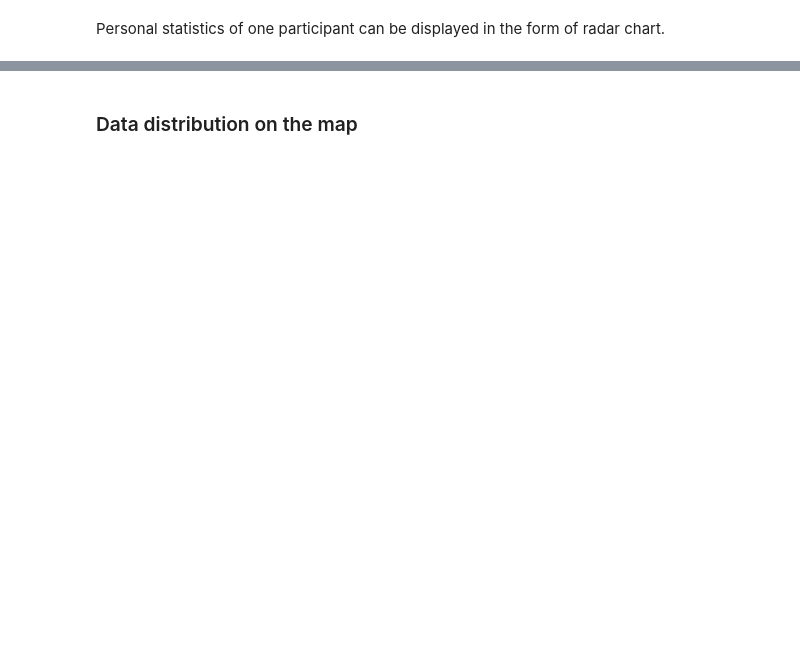
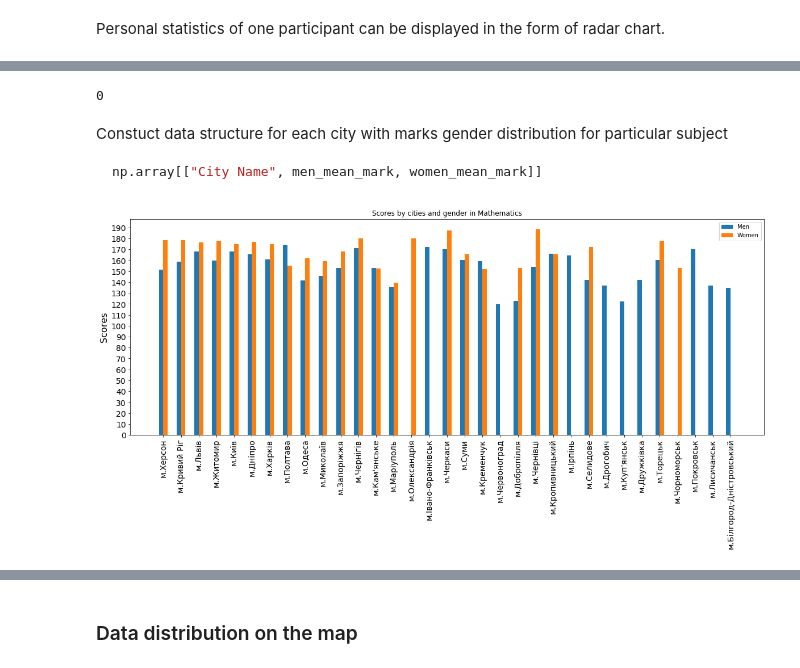
Before and after one commit to denyskononenko/ml_znodata, a Jupyter notebook: zno_info.ipynb, the cells around one changed output, grey strips where cells are left out. Saved outputs shown, nothing was run; the diff lists cells and outputs as text; code cells hidden in the pictures; blank space fills up the shorter version.

Commit message:
Marks distribution on city and gender is added

````diff
--- a/zno_info.ipynb
+++ b/zno_info.ipynb
@@ -221,0 +227,58 @@ display_radar_chart(personal_data, categories, categories_names)
+# %%
+irp_dat = females_stat[females_stat["areaname"] == 'м.Ірпінь']
+print(len(irp_dat))
+# %% [output]
+0
+# %%
+def mean_mark(data, city, subject):
+  """
+  Return mean mark in data among rows with particular cityname for particular subject
+  Parameters
+    data -- dataframe to select mean value of mark
+    city -- name of city
+    subject -- subject name
+  Returns
+    mean mark value on particular subject
+  """
+  city_data = data[data["areaname"] == city]
+  if len(city_data) == 0:
+    return 0
+  else:
+    return np.mean(np.array(city_data[subject], dtype=float))
+# %% [markdown]
+Constuct data structure for each city with marks gender distribution for particular subject
+
+```python
+np.array[["City Name", men_mean_mark, women_mean_mark]]
+```
+# %%
+women_men_mean_math = np.array([[city, mean_mark(males_stat, city, "math"), mean_mark(females_stat, city, "math")] for city in uniq_cities])
+women_men_mean_physics = np.array([[city, mean_mark(males_stat, city, "phys"), mean_mark(females_stat, city, "phys")] for city in uniq_cities])
+women_men_mean_english = np.array([[city, mean_mark(males_stat, city, "eng"), mean_mark(females_stat, city, "eng")] for city in uniq_cities])
+# %%
+def display_barchart(labels, men_means, women_means, subject_name):
+  """
+  Display bar chart.
+  """
+  x = np.arange(0, 2 * len(labels), 2)  # the label locations
+  y = np.arange(0, 200, 10)
+  width = 0.5  # the width of the bars
+
+  fig, ax = plt.subplots(figsize=(20, 7))
+  rects1 = ax.bar(x - width/2, np.array(men_means, dtype=float), width, label='Men')
+  rects2 = ax.bar(x + width/2, np.array(women_means, dtype=float), width, label='Women')
+
+  # Add some text for labels, title and custom x-axis tick labels, etc.
+  ax.set_ylabel('Scores', fontsize=16)
+  ax.set_title('Scores by cities and gender in ' + subject_name)
+  ax.set_xticks(x)
+  ax.set_xticklabels(labels, rotation=90)
+  ax.set_yticks(y)
+  ax.set_yticklabels(y)
+  ax.tick_params(axis='both', which='major', labelsize=14)
+  ax.legend()
+  plt.show()
+# %%
+display_barchart(women_men_mean_math[:, 0], women_men_mean_math[:, 1], women_men_mean_math[:, 2], "Mathematics")
+# %% [output]
+[figure, added]
````
Also changed, not shown: parts of 18 cells of this notebook.
